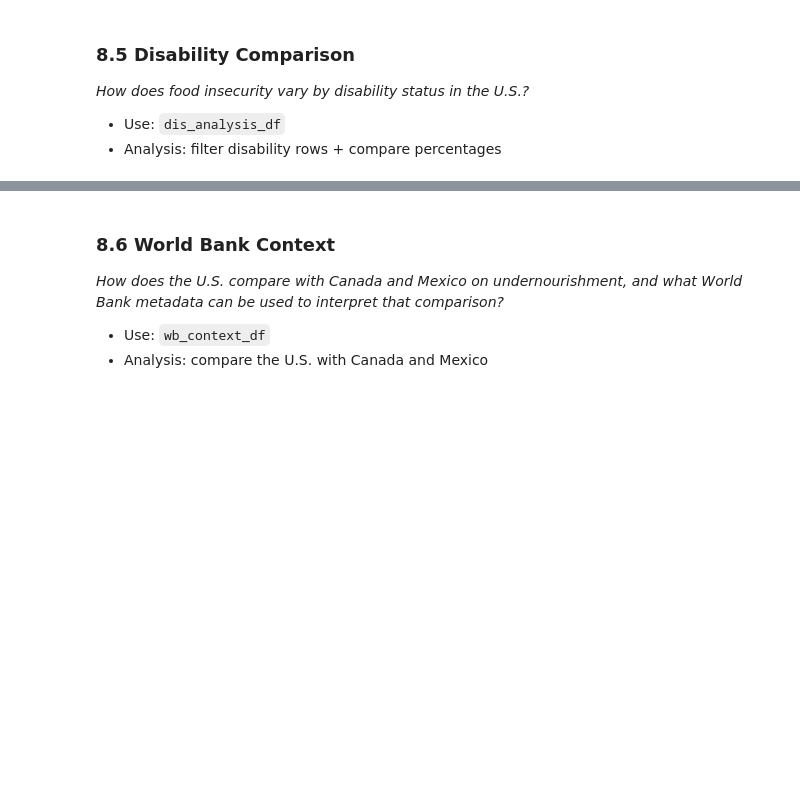
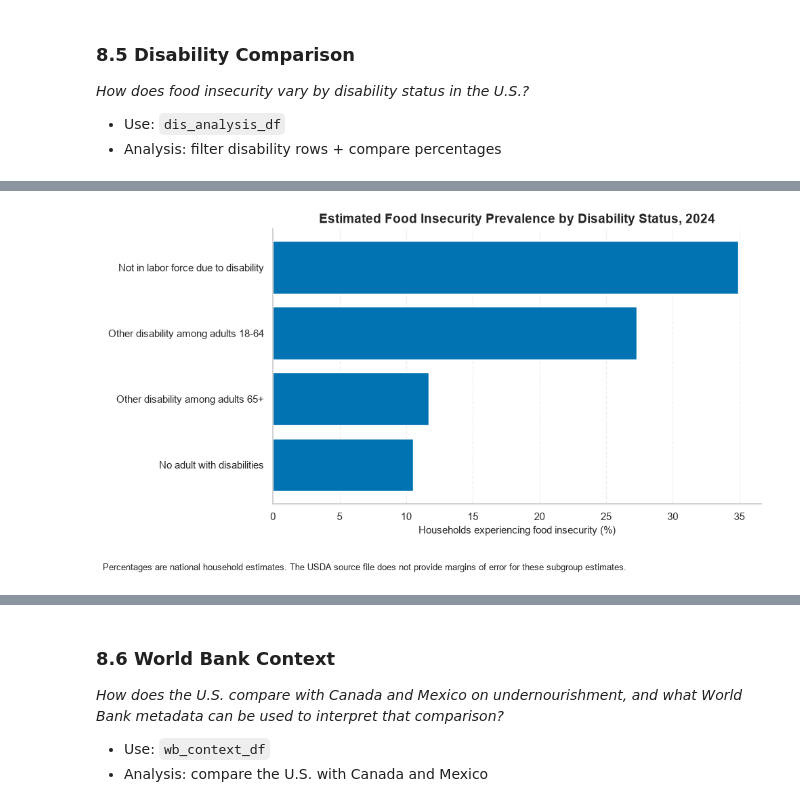
Before and after one commit to MichaelBujard/notebook-portfolio-project-0, a Jupyter notebook: notebooks/food_insecurity_analysis.ipynb, the cells around one changed output, grey strips where cells are left out. Cells and saved outputs as stored; diff of their text form; code cells hidden in the pictures; blank space fills up the shorter version.

Commit message:
Complete Section 8.5 disability comparison

```diff
--- a/notebooks/food_insecurity_analysis.ipynb
+++ b/notebooks/food_insecurity_analysis.ipynb
@@ -2977,3 +2977,20 @@ Across 2017–2024, Unemployed, Disabled, and Part-time economic reasons formed
 *How does food insecurity vary by disability status in the U.S.?*
 - Use: `dis_analysis_df`
 - Analysis: filter disability rows + compare percentages
+# %%
+disability_order = [
+    'Not in labor force due to disability',
+    'Other disability among adults 18-64',
+    'Other disability among adults 65+',
+    'No adult with disabilities'
+]
+
+disability_palette = dict(
+    zip(
+        disability_order,
+        sns.color_palette(
+            'colorblind',
+            n_colors=len(disability_order)
+        )
+    )
+)
@@ -2979,0 +3062,43 @@ Across 2017–2024, Unemployed, Disabled, and Part-time economic reasons formed
+# %%
+fig, ax = plt.subplots(figsize=(10, 5.5))
+
+ax.barh(
+    y=latest_disability_df['disability'],
+    width=latest_disability_df['food_insecure_percent'],
+    color=sns.color_palette('colorblind')[0]
+)
+
+ax.invert_yaxis()
+
+ax.set(
+    title='Estimated Food Insecurity Prevalence by Disability Status, 2024',
+    xlabel='Households experiencing food insecurity (%)',
+    ylabel=''
+)
+
+ax.grid(
+    axis='x',
+    linestyle='--',
+    alpha=0.3
+)
+
+ax.yaxis.grid(False)
+ax.set_axisbelow(True)
+
+fig.text(
+    0.01,
+    0.01,
+    (
+        'Percentages are national household estimates. The USDA source file '
+        'does not provide margins of error for these subgroup estimates.'
+    ),
+    fontsize=9
+)
+
+plt.tight_layout(
+    rect=[0, 0.07, 1, 1]
+)
+
+plt.show()
+# %% [output]
+[figure, added]
```
Also changed, not shown: parts of 15 cells of this notebook, 1 other file.
